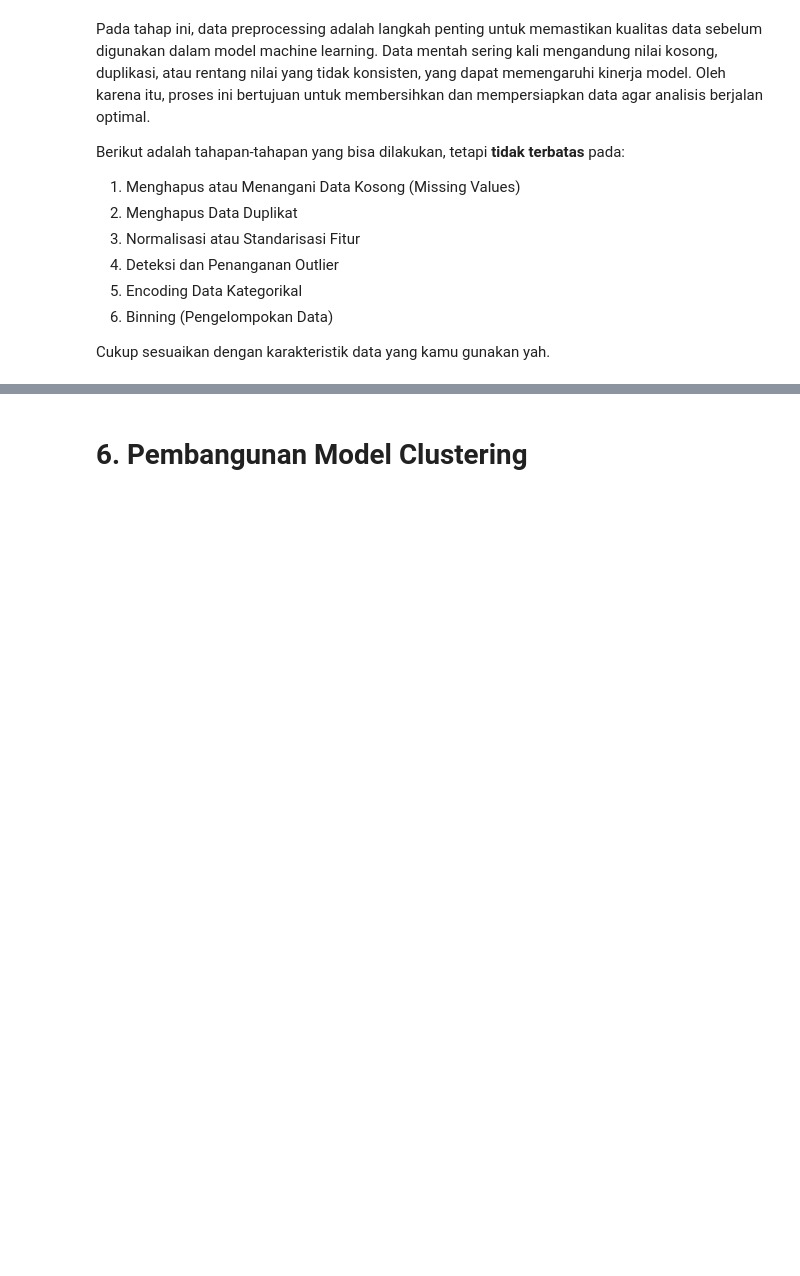
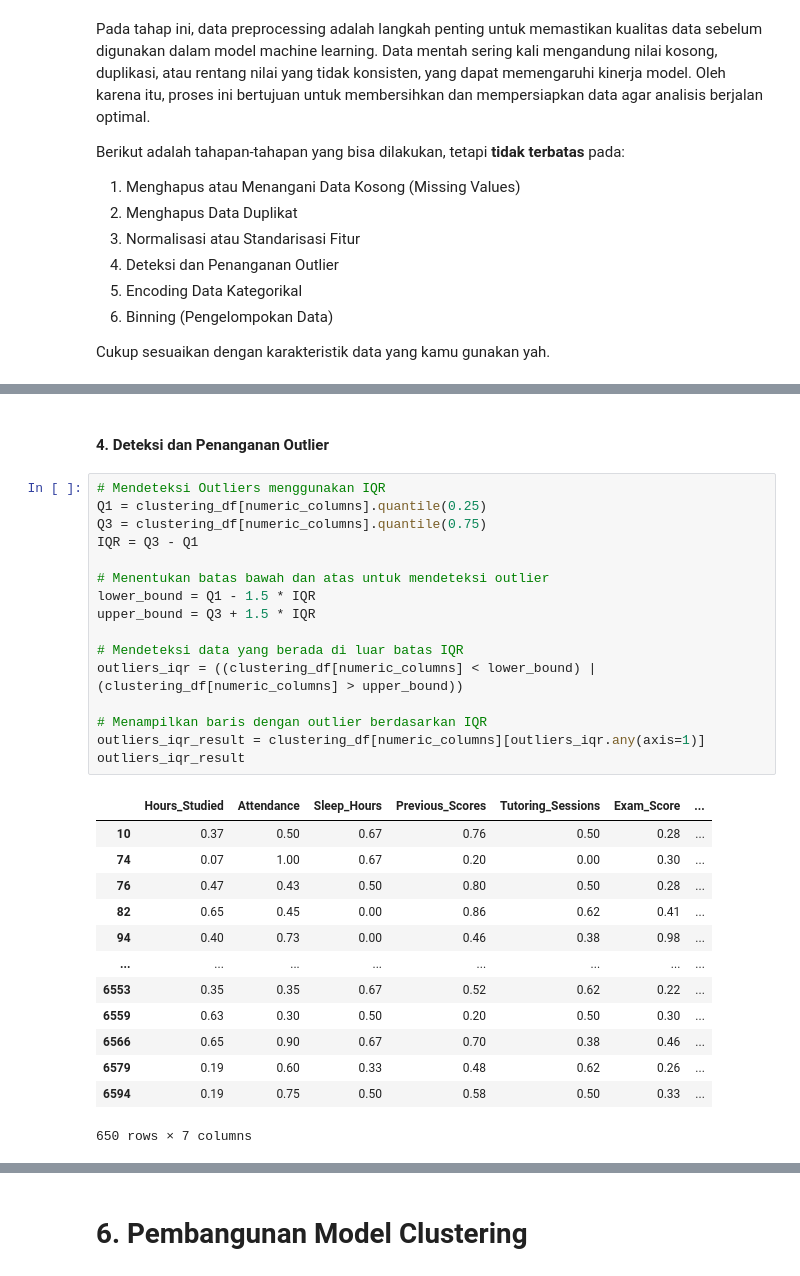
Before and after one commit to divaaharahap/Student-Performance-Factors, a Jupyter notebook: [Clustering]_Submission_Akhir_BMLP_Diva Anggreini Harahap_(Updated).ipynb, the cells around one changed output, grey strips where cells are left out. Drawn from its saved outputs; the diff is of its cells as text; blank space fills up the shorter version.

```diff
--- a/[Clustering]_Submission_Akhir_BMLP_Diva Anggreini Harahap_(Updated).ipynb
+++ b/[Clustering]_Submission_Akhir_BMLP_Diva Anggreini Harahap_(Updated).ipynb
@@ -396,0 +477,32 @@ Cukup sesuaikan dengan karakteristik data yang kamu gunakan yah.
+# %% [markdown]
+#### **4. Deteksi dan Penanganan Outlier**
+# %%
+# Mendeteksi Outliers menggunakan IQR
+Q1 = clustering_df[numeric_columns].quantile(0.25)
+Q3 = clustering_df[numeric_columns].quantile(0.75)
+IQR = Q3 - Q1
+
+# Menentukan batas bawah dan atas untuk mendeteksi outlier
+lower_bound = Q1 - 1.5 * IQR
+upper_bound = Q3 + 1.5 * IQR
+
+# Mendeteksi data yang berada di luar batas IQR
+outliers_iqr = ((clustering_df[numeric_columns] < lower_bound) | (clustering_df[numeric_columns] > upper_bound))
+
+# Menampilkan baris dengan outlier berdasarkan IQR
+outliers_iqr_result = clustering_df[numeric_columns][outliers_iqr.any(axis=1)]
+outliers_iqr_result
+# %% [output]
+|  | Hours_Studied | Attendance | Sleep_Hours | Previous_Scores | Tutoring_Sessions | Exam_Score | ... |
+| 10 | 0.37 | 0.50 | 0.67 | 0.76 | 0.50 | 0.28 | ... |
+| 74 | 0.07 | 1.00 | 0.67 | 0.20 | 0.00 | 0.30 | ... |
+| 76 | 0.47 | 0.43 | 0.50 | 0.80 | 0.50 | 0.28 | ... |
+| 82 | 0.65 | 0.45 | 0.00 | 0.86 | 0.62 | 0.41 | ... |
+| 94 | 0.40 | 0.73 | 0.00 | 0.46 | 0.38 | 0.98 | ... |
+| ... | ... | ... | ... | ... | ... | ... | ... |
+| 6553 | 0.35 | 0.35 | 0.67 | 0.52 | 0.62 | 0.22 | ... |
+| 6559 | 0.63 | 0.30 | 0.50 | 0.20 | 0.50 | 0.30 | ... |
+| 6566 | 0.65 | 0.90 | 0.67 | 0.70 | 0.38 | 0.46 | ... |
+| 6579 | 0.19 | 0.60 | 0.33 | 0.48 | 0.62 | 0.26 | ... |
+| 6594 | 0.19 | 0.75 | 0.50 | 0.58 | 0.50 | 0.33 | ... |
+650 rows × 7 columns
```
Also changed, not shown: parts of 20 cells of this notebook.
